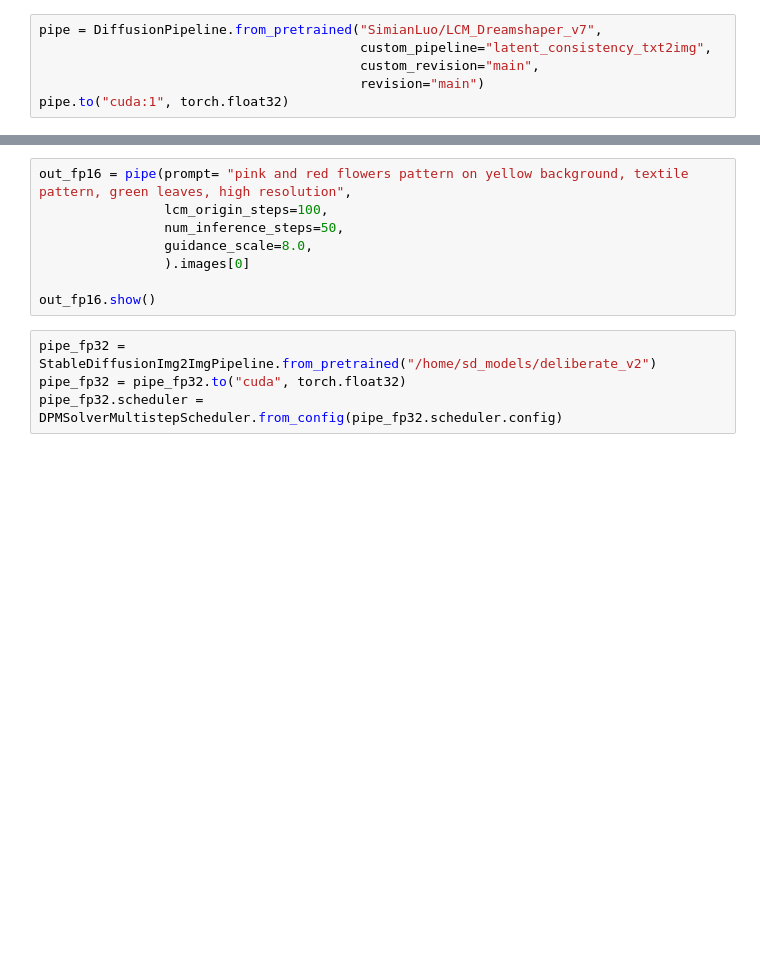
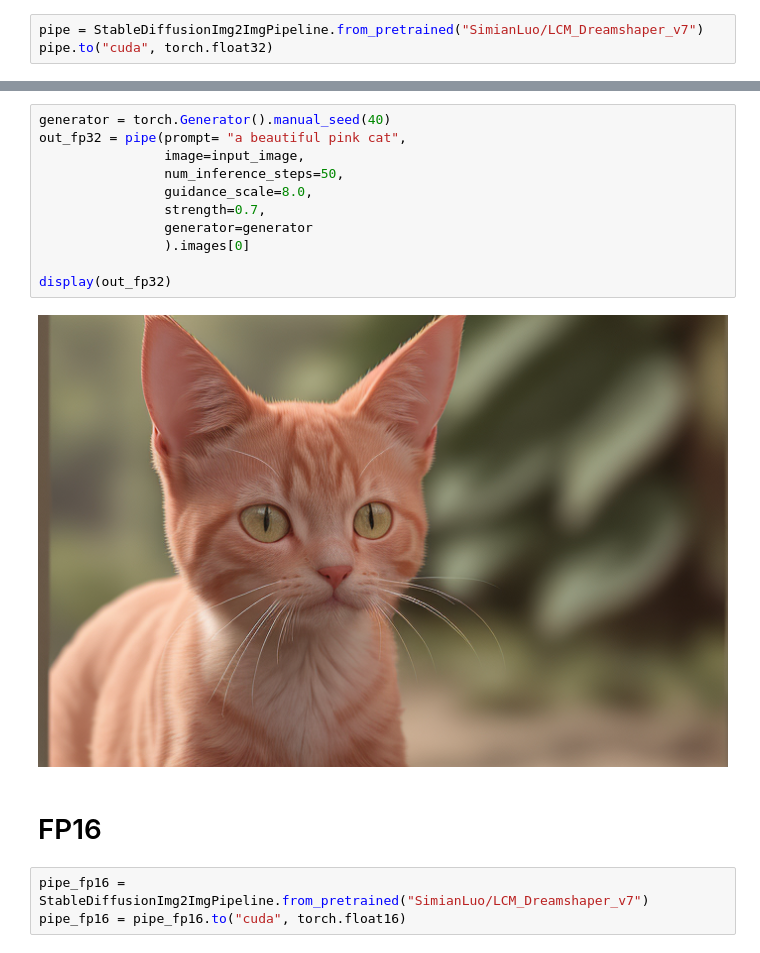
Before and after one commit to cilemafacan/ai-playground, a Jupyter notebook: diffusers-test/fp16-fp32/img2img/test1.ipynb, the cells around one changed output, grey strips where cells are left out. Saved outputs shown, nothing was run; the diff lists cells and outputs as text; blank space fills up the shorter version.

```diff
--- a/diffusers-test/fp16-fp32/img2img/test1.ipynb
+++ b/diffusers-test/fp16-fp32/img2img/test1.ipynb
@@ -13,6 +17,3 @@ display(input_image)
 # %%
-pipe = DiffusionPipeline.from_pretrained("SimianLuo/LCM_Dreamshaper_v7",
-                                         custom_pipeline="latent_consistency_txt2img",
-                                         custom_revision="main",
-                                         revision="main")
-pipe.to("cuda:1", torch.float32)
+pipe = StableDiffusionImg2ImgPipeline.from_pretrained("SimianLuo/LCM_Dreamshaper_v7")
+pipe.to("cuda", torch.float32)
@@ -19,12 +38,18 @@ pipe.to("cuda:1", torch.float32)
-# %%
-out_fp16 = pipe(prompt= "pink and red flowers pattern on yellow background, textile pattern, green leaves, high resolution",
-                lcm_origin_steps=100,
-                num_inference_steps=50,
-                guidance_scale=8.0,
-                ).images[0]
-
-out_fp16.show()
-# %%
-pipe_fp32 = StableDiffusionImg2ImgPipeline.from_pretrained("/home/sd_models/deliberate_v2")
-pipe_fp32 = pipe_fp32.to("cuda", torch.float32)
-pipe_fp32.scheduler = DPMSolverMultistepScheduler.from_config(pipe_fp32.scheduler.config)
+# %%
+generator = torch.Generator().manual_seed(40)
+out_fp32 = pipe(prompt= "a beautiful pink cat",
+                image=input_image,
+                num_inference_steps=50,
+                guidance_scale=8.0,
+                strength=0.7,
+                generator=generator
+                ).images[0]
+
+display(out_fp32)
+# %% [output]
+[figure, added]
+# %% [markdown]
+# FP16
+# %%
+pipe_fp16 = StableDiffusionImg2ImgPipeline.from_pretrained("SimianLuo/LCM_Dreamshaper_v7")
+pipe_fp16 = pipe_fp16.to("cuda", torch.float16)
```
Also changed, not shown: parts of 5 cells of this notebook.
